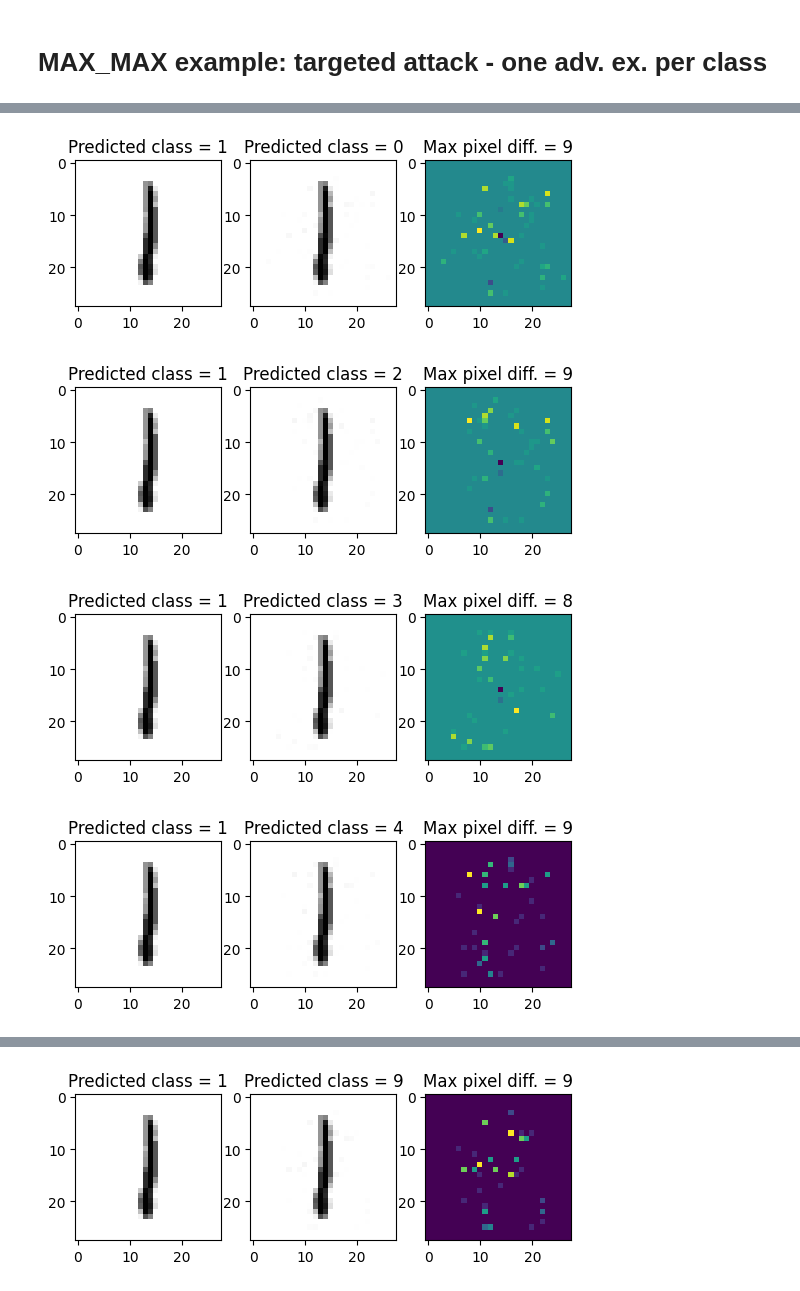
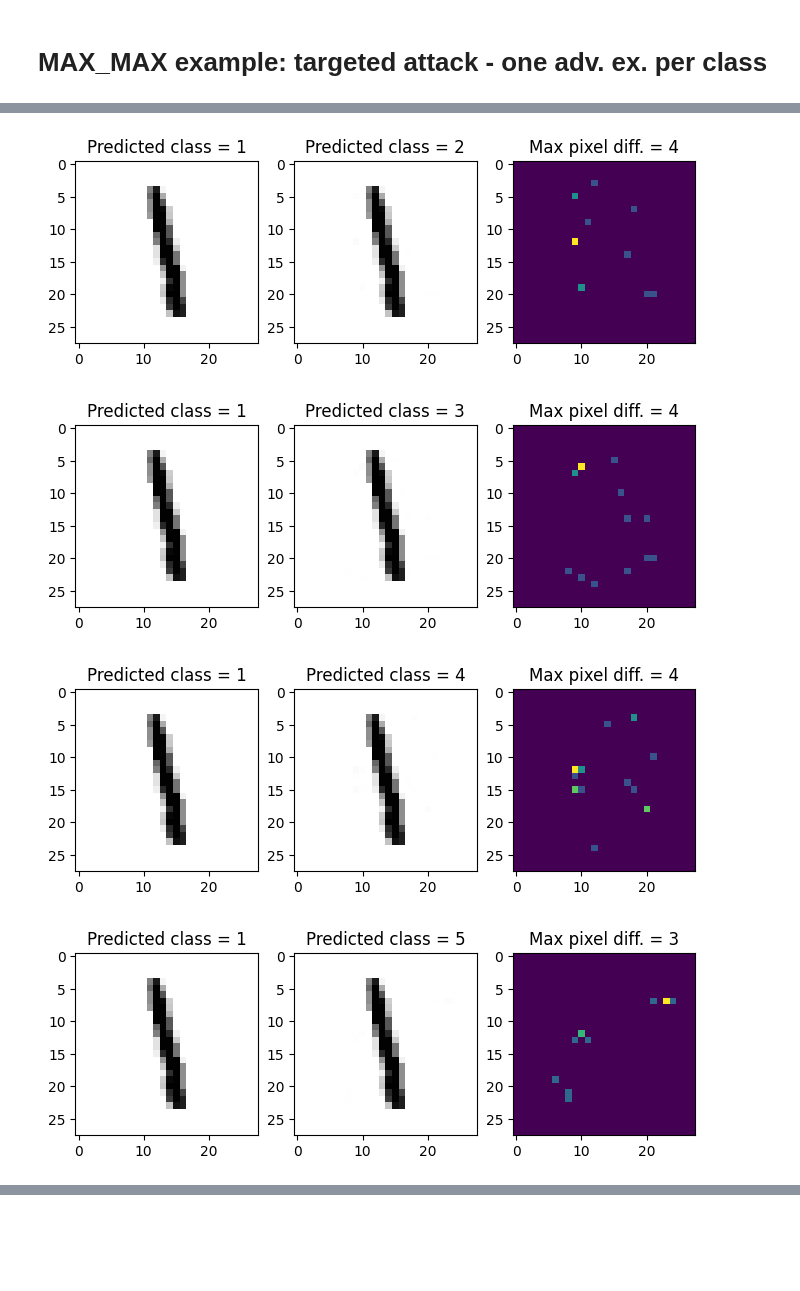
Before and after one commit to laudv/veritas, a Jupyter notebook: examples/multiclass_mnist.ipynb, the cells around one changed output, grey strips where cells are left out. Saved outputs shown, nothing was run; the diff lists cells and outputs as text; code cells hidden in the pictures; blank space fills up the shorter version.

Commit message:
update to example notebooks

```diff
--- a/examples/multiclass_mnist.ipynb
+++ b/examples/multiclass_mnist.ipynb
@@ -26,15 +26,16 @@ num_classes = 10
 # %%
 # NOTE performances here are pretty bad, we used small trees to show practicalities of the new methods/structures
 params = {
-    "n_estimators": 5,
+    "n_estimators": 10,
     "num_class": num_classes,
     "objective": "multi:softmax",
     "eval_metric": "merror",
+    "multi_strategy": "multi_output_tree",
 
     "tree_method": "hist",
     "seed": 135,
     "max_depth": 3,#7,
-    "learning_rate": 0.2,
+    "learning_rate": 0.5,
     "colsample_bynode": 0.75,
     "subsample": 0.5
 }
@@ -123,7 +103,7 @@ Node(id=0, split=[F358 < 65], sz=15, left=1, right=2)
 # Train a better model, extract one base example
 # %%
 # same as above, with deeper trees
-params["max_depth"] = 7
+params["max_depth"] = 5
 model = xgb.XGBClassifier(**params)
 
 t = time.time()
@@ -141,2 +121,2 @@ Train acc: 0.944, test acc: 0.945 wrt true labels
 # %%
-at = veritas.get_addtree(model)
+at = veritas.get_addtree(model, silent=True)
@@ -180,7 +156,7 @@ y_xgb, y_ats
 
 adv_examples = []
 atc = at.copy()
-eps  = 10
+eps  = 5
 
 # once per class (class0 --> class1, class0 --> class2, ...)
 for c in range(0, num_classes):
@@ -192,9 +168,9 @@ for c in range(0, num_classes):
 
     config = veritas.Config(veritas.HeuristicType.MULTI_MAX_MAX_OUTPUT_DIFF)
     config.ignore_state_when_worse_than = 0.0
+    config.max_memory = 16*1024*1024*1024
     prune_box = [veritas.Interval(max(0.0, x-eps), min(255, x+eps)) for x in base_example]
     s = config.get_search(atc, prune_box)
-    s.set_max_memory(16*1024*1024*1024)
 
     tstart = time.time()
     while s.num_solutions() == 0:
@@ -213,10 +189,9 @@ for c in range(0, num_classes):
 
         res = {"c": c, "adv_example": adv_example, "base_example": base_example}
 
-        print(at.eval(base_example)[0])
-        print(at.eval(adv_example)[0])
-        print(sol.output)
-        print()
+        print(at.predict(base_example)[0].round(2))
+        print(at.predict(adv_example)[0].round(2))
+        #print(sol.output)
         print()
 
         adv_examples.append(res)
@@ -246,17 +221,17 @@ for c in range(0, num_classes):
 # %%
 for i, res in enumerate(adv_examples):
-    fig, ax = plt.subplots(1, 3)
+    fig, ax = plt.subplots(1, 3, figsize=(8, 3))
     ax[0].imshow((res["base_example"]).reshape((28,28)), cmap="binary")
     base_class = np.argmax(at.eval(res["base_example"])[0])
     ax[0].set_title(f"Predicted class = {base_class}")
     adv_class = np.argmax(at.eval(res["adv_example"])[0])
     ax[1].imshow((res["adv_example"]).reshape((28,28)), cmap="binary")
     ax[1].set_title(f"Predicted class = {adv_class}")
     ax[2].imshow((res["adv_example"]-res["base_example"]).reshape((28,28)))
     max_diff = np.max(np.abs(res["base_example"]-res["adv_example"]))
     ax[2].set_title(f"Max pixel diff. = {int(max_diff)}")
 # %% [output]
-[figure, old version]
+[figure, new version]
-[figure, old version]
+[figure, new version]
-[figure, old version]
+[figure, new version]
-[figure, old version]
+[figure, new version]
@@ -267 +241,0 @@ for i, res in enumerate(adv_examples):
-[figure, removed]
```
Also changed, not shown: parts of 16 cells of this notebook, 10 other files.
